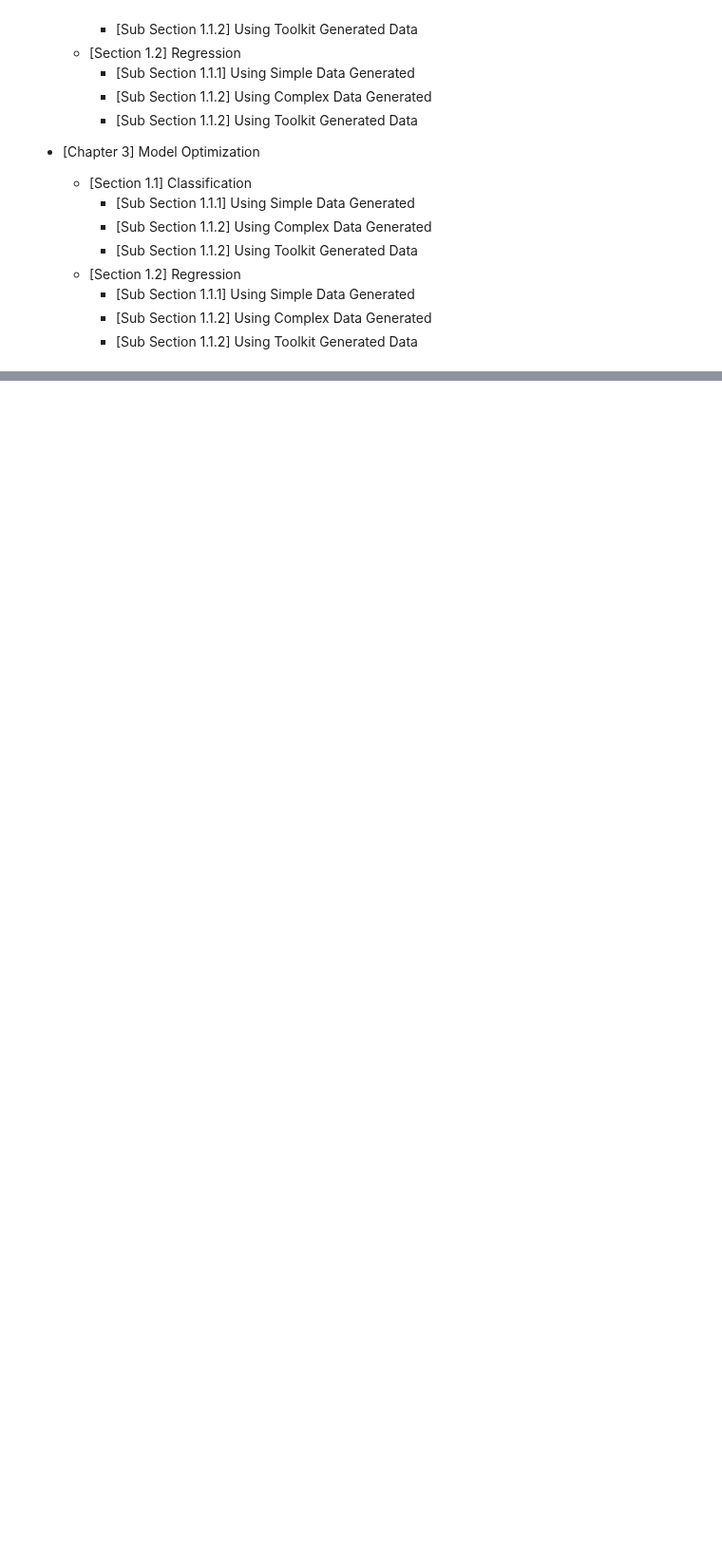
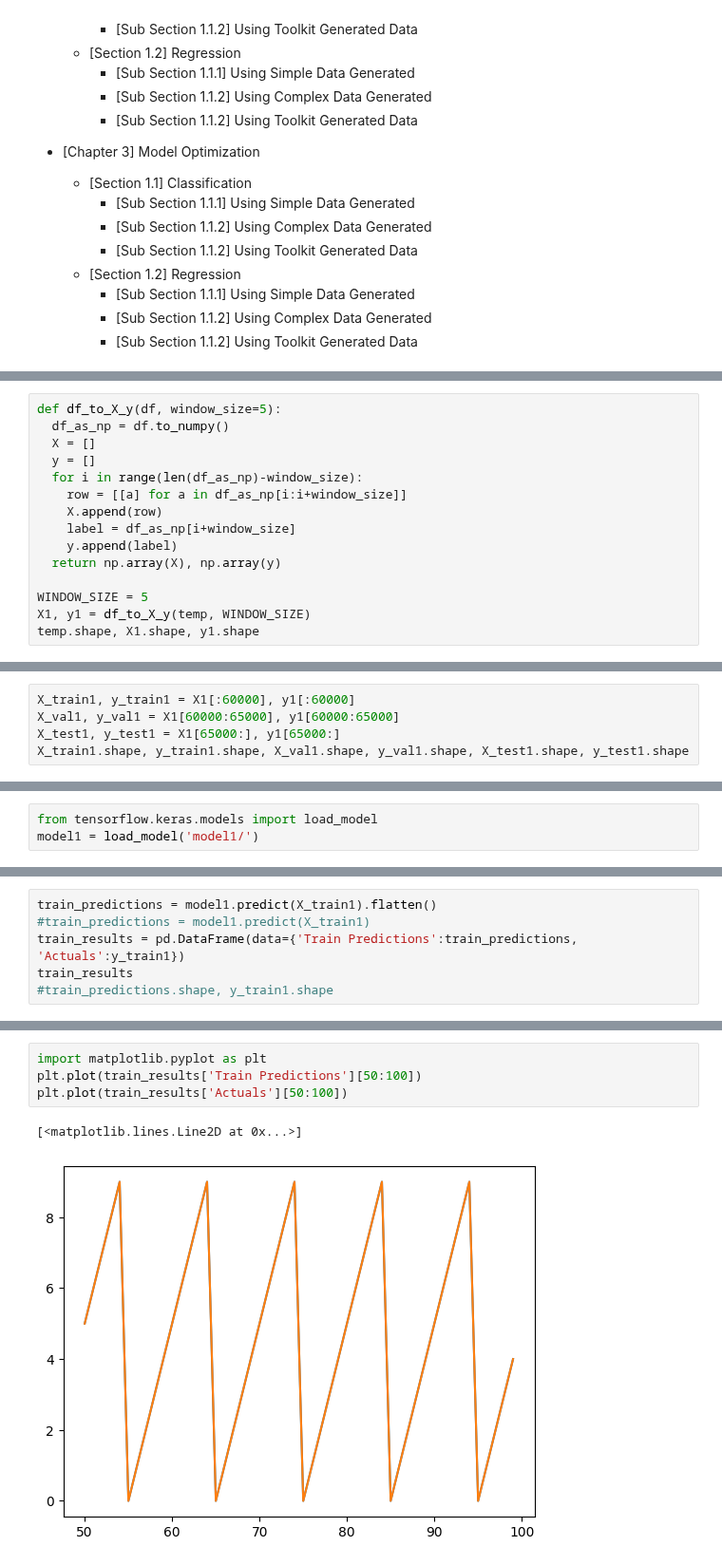
Before and after one commit to alaricespina/Thesis-Repository, a Jupyter notebook: Neural Network Files/ClassificationAI.ipynb, the cells around one changed output, grey strips where cells are left out. Shown at 95% size. Cells and saved outputs as stored; diff of their text form; blank space fills up the shorter version.

```diff
--- a/Neural Network Files/ClassificationAI.ipynb
+++ b/Neural Network Files/ClassificationAI.ipynb
@@ -145,0 +215,15 @@ ValueError: Failed to find data adapter that can handle input: <class 'NoneType'
+# %%
+def df_to_X_y(df, window_size=5):
+  df_as_np = df.to_numpy()
+  X = []
+  y = []
+  for i in range(len(df_as_np)-window_size):
+    row = [[a] for a in df_as_np[i:i+window_size]]
+    X.append(row)
+    label = df_as_np[i+window_size]
+    y.append(label)
+  return np.array(X), np.array(y)
+
+WINDOW_SIZE = 5
+X1, y1 = df_to_X_y(temp, WINDOW_SIZE)
+temp.shape, X1.shape, y1.shape
@@ -145,0 +232,5 @@ ValueError: Failed to find data adapter that can handle input: <class 'NoneType'
+# %%
+X_train1, y_train1 = X1[:60000], y1[:60000]
+X_val1, y_val1 = X1[60000:65000], y1[60000:65000]
+X_test1, y_test1 = X1[65000:], y1[65000:]
+X_train1.shape, y_train1.shape, X_val1.shape, y_val1.shape, X_test1.shape, y_test1.shape
@@ -145,0 +306,3 @@ ValueError: Failed to find data adapter that can handle input: <class 'NoneType'
+# %%
+from tensorflow.keras.models import load_model
+model1 = load_model('model1/')
@@ -145,0 +314,6 @@ ValueError: Failed to find data adapter that can handle input: <class 'NoneType'
+# %%
+train_predictions = model1.predict(X_train1).flatten()
+#train_predictions = model1.predict(X_train1)
+train_results = pd.DataFrame(data={'Train Predictions':train_predictions, 'Actuals':y_train1})
+train_results
+#train_predictions.shape, y_train1.shape
@@ -145,0 +335,7 @@ ValueError: Failed to find data adapter that can handle input: <class 'NoneType'
+# %%
+import matplotlib.pyplot as plt
+plt.plot(train_results['Train Predictions'][50:100])
+plt.plot(train_results['Actuals'][50:100])
+# %% [output]
+[<matplotlib.lines.Line2D at 0x...>]
+[figure, added]
```
Also changed, not shown: parts of 26 cells of this notebook, 7 other files.
